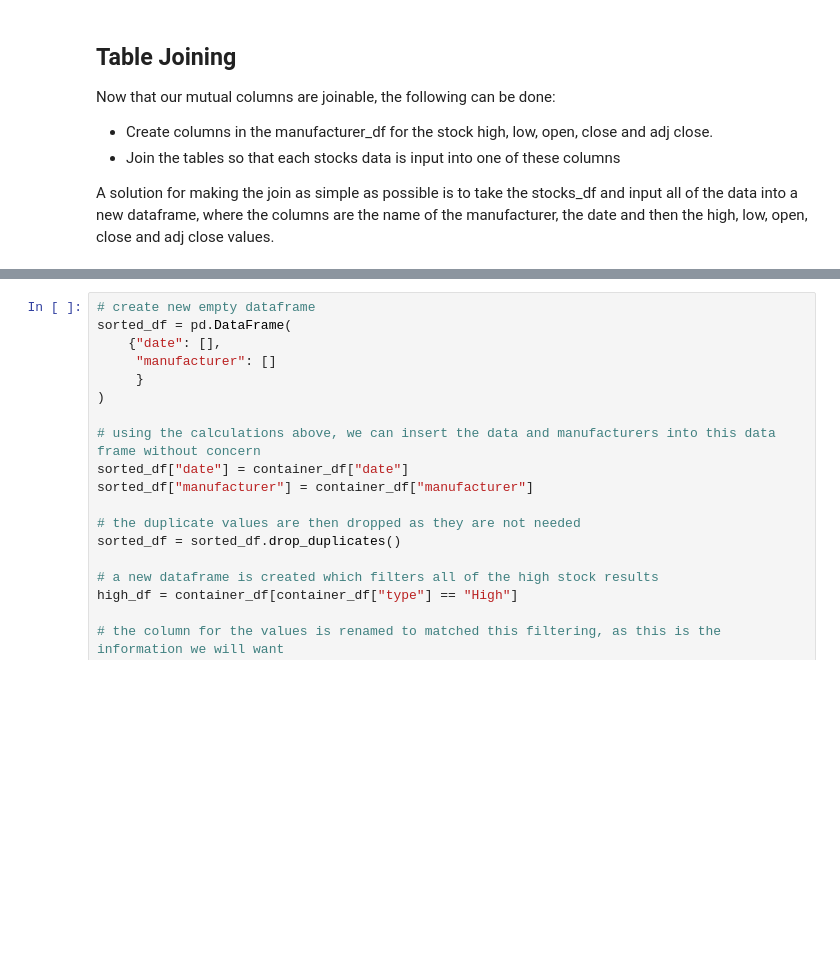
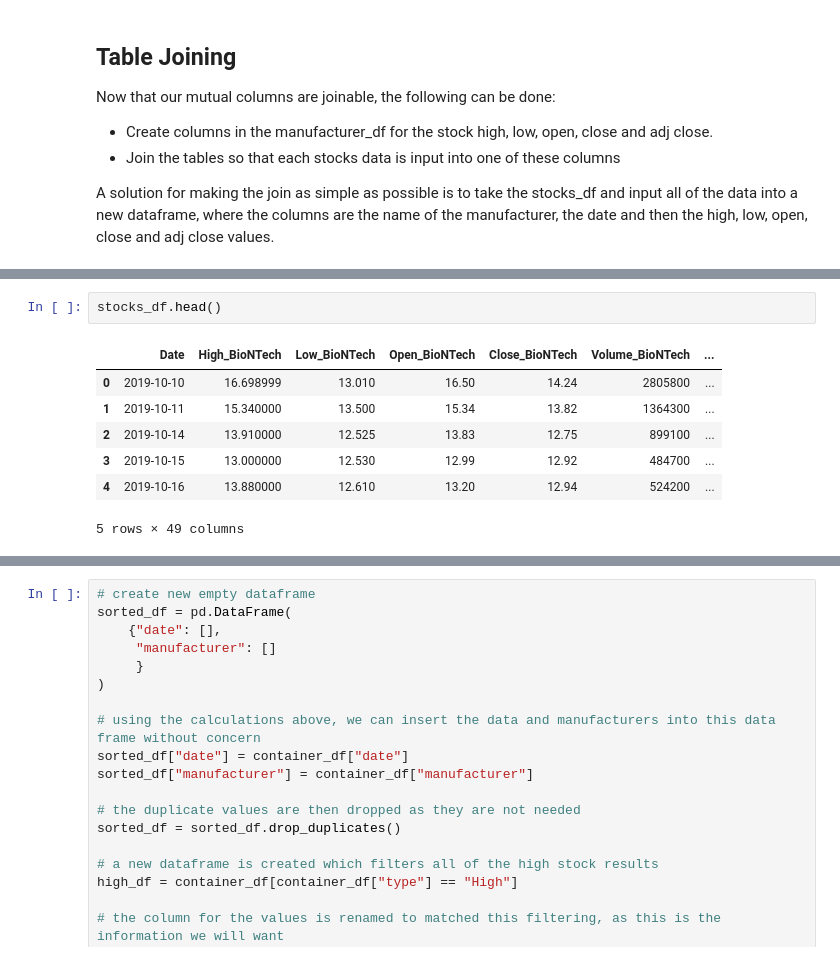
Before and after one commit to jimbleslilley/bootcamp-project-2, a Jupyter notebook: notebook.ipynb, the cells around one changed output, grey strips where cells are left out. Drawn from its saved outputs; the diff is of its cells as text; blank space fills up the shorter version.

```diff
--- a/notebook.ipynb
+++ b/notebook.ipynb
@@ -131,6 +131,16 @@ stocks_df[stock_prefix[0] + stock_suffix[0]]
 476    349.339996
 477    336.500000
 Name: High_BioNTech, Length: 478, dtype: float64
+# %%
+stocks_df.head()
+# %% [output]
+|  | Date | High_BioNTech | Low_BioNTech | Open_BioNTech | Close_BioNTech | Volume_BioNTech | ... |
+| 0 | 2019-10-10 | 16.698999 | 13.010 | 16.50 | 14.24 | 2805800 | ... |
+| 1 | 2019-10-11 | 15.340000 | 13.500 | 15.34 | 13.82 | 1364300 | ... |
+| 2 | 2019-10-14 | 13.910000 | 12.525 | 13.83 | 12.75 | 899100 | ... |
+| 3 | 2019-10-15 | 13.000000 | 12.530 | 12.99 | 12.92 | 484700 | ... |
+| 4 | 2019-10-16 | 13.880000 | 12.610 | 13.20 | 12.94 | 524200 | ... |
+5 rows × 49 columns
 # %%
 # create empty list to hold values
 container = []
```
Also changed, not shown: parts of 6 cells of this notebook.
